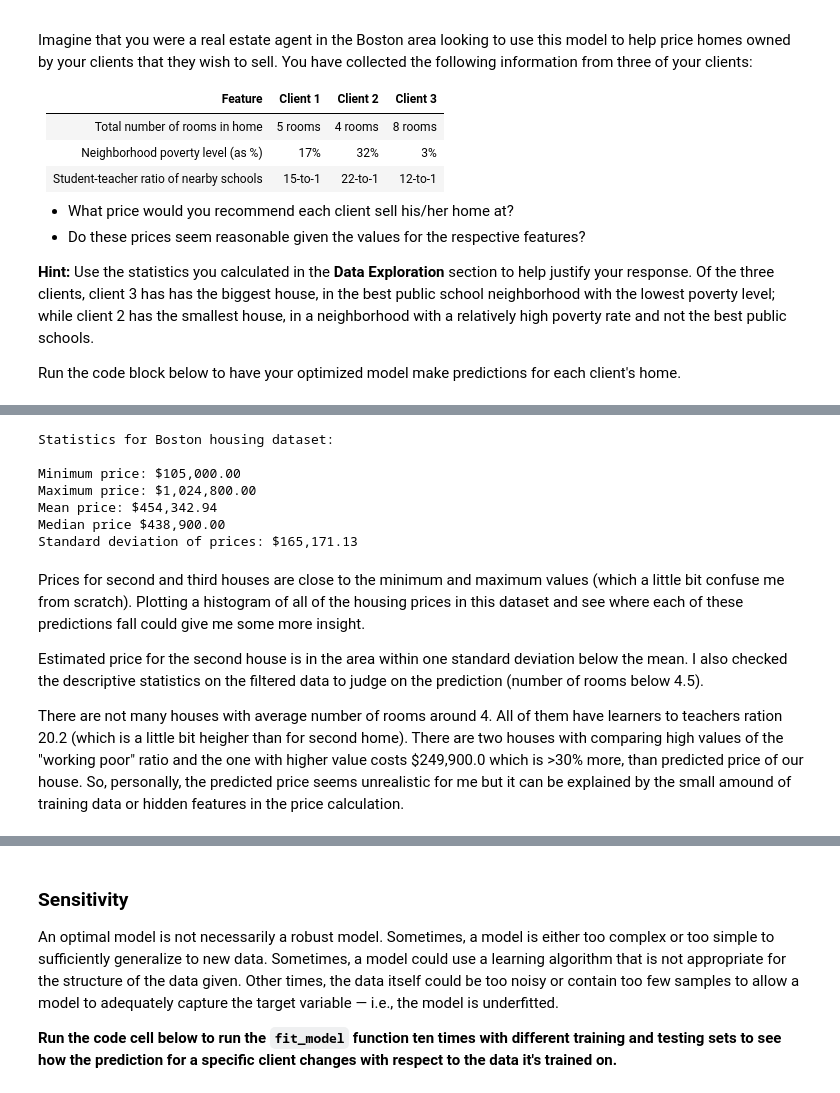
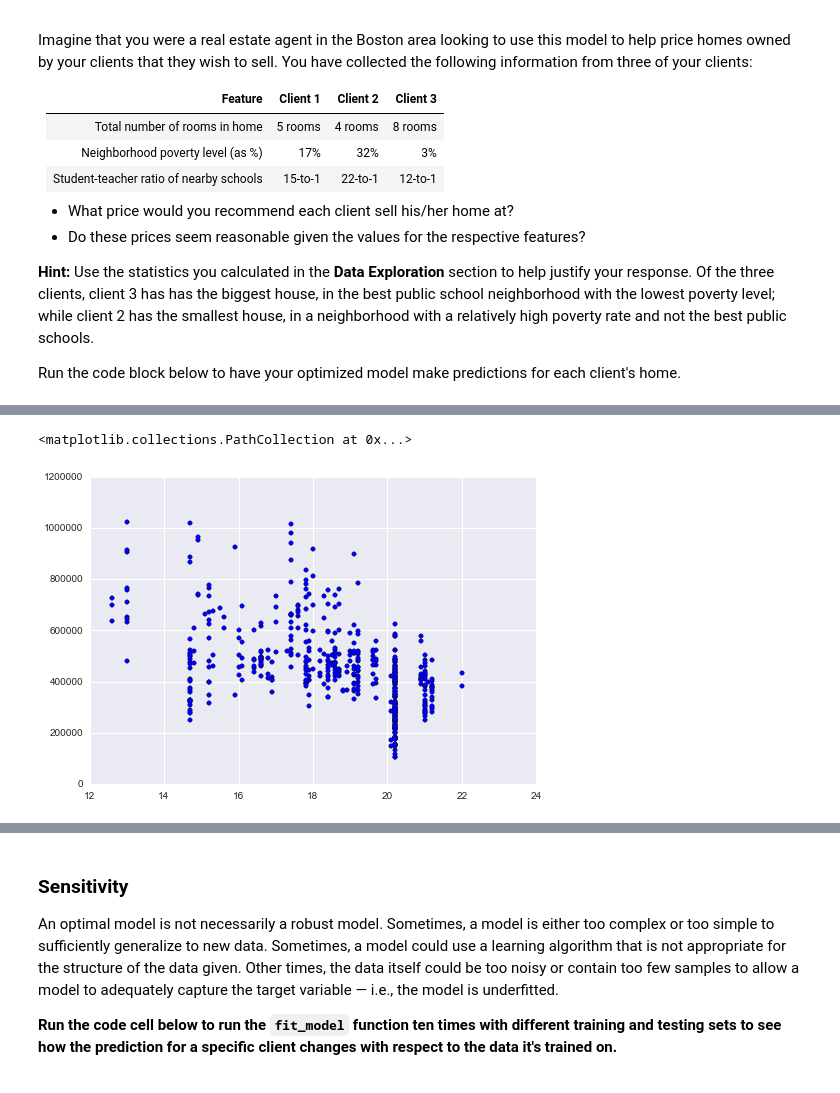
Before and after one commit to tsudhahar/machine_learning, a Jupyter notebook: kaggle/notebooks/boston_housing/boston_housing.ipynb, the cells around one changed output, grey strips where cells are left out. Drawn from its saved outputs; the diff is of its cells as text; code cells hidden in the pictures.

Commit message:
updated boston housing - k-fold

```diff
--- a/kaggle/notebooks/boston_housing/boston_housing.ipynb
+++ b/kaggle/notebooks/boston_housing/boston_housing.ipynb
@@ -493,22 +535,10 @@ In order to answer this questions I should recall the descriptive statistics. I
-# %%
-print "Statistics for Boston housing dataset:\n"
-print "Minimum price: ${:,.2f}".format(minimum_price)
-print "Maximum price: ${:,.2f}".format(maximum_price)
-print "Mean price: ${:,.2f}".format(mean_price)
-print "Median price ${:,.2f}".format(median_price)
-print "Standard deviation of prices: ${:,.2f}".format(std_price)
-# %% [output]
-Statistics for Boston housing dataset:
-
-Minimum price: $105,000.00
-Maximum price: $1,024,800.00
-Mean price: $454,342.94
-Median price $438,900.00
-Standard deviation of prices: $165,171.13
-# %% [markdown]
-Prices for second and third houses are close to the minimum and maximum values (which a little bit confuse me from scratch). Plotting a histogram of all of the housing prices in this dataset and see where each of these predictions fall could give me some more insight.
-
-Estimated price for the second house is in the area within one standard deviation below the mean. I also checked the descriptive statistics on the filtered data to judge on the prediction (number of rooms below 4.5).
-
-There are not many houses with average number of rooms around 4. All of them have learners to teachers ration 20.2 (which is a little bit heigher than for second home). There are two houses with comparing high values of the "working poor" ratio and the one with higher value costs $249,900.0 which is >30% more, than predicted price of our house.
-So, personally, the predicted price seems unrealistic for me but it can be explained by the small amound of training data or hidden features in the price calculation.
+# %%
+# MEDV vs RM
+#plt.scatter(data.RM, data.MEDV)
+# MEDV vs LSTAT
+#plt.scatter(data.LSTAT, data.MEDV)
+# MEDV vs PTRATIO
+plt.scatter(data.PTRATIO, data.MEDV)
+# %% [output]
+<matplotlib.collections.PathCollection at 0x...>
+[figure, added]
```
Also changed, not shown: parts of 46 cells of this notebook, 1 other file.
